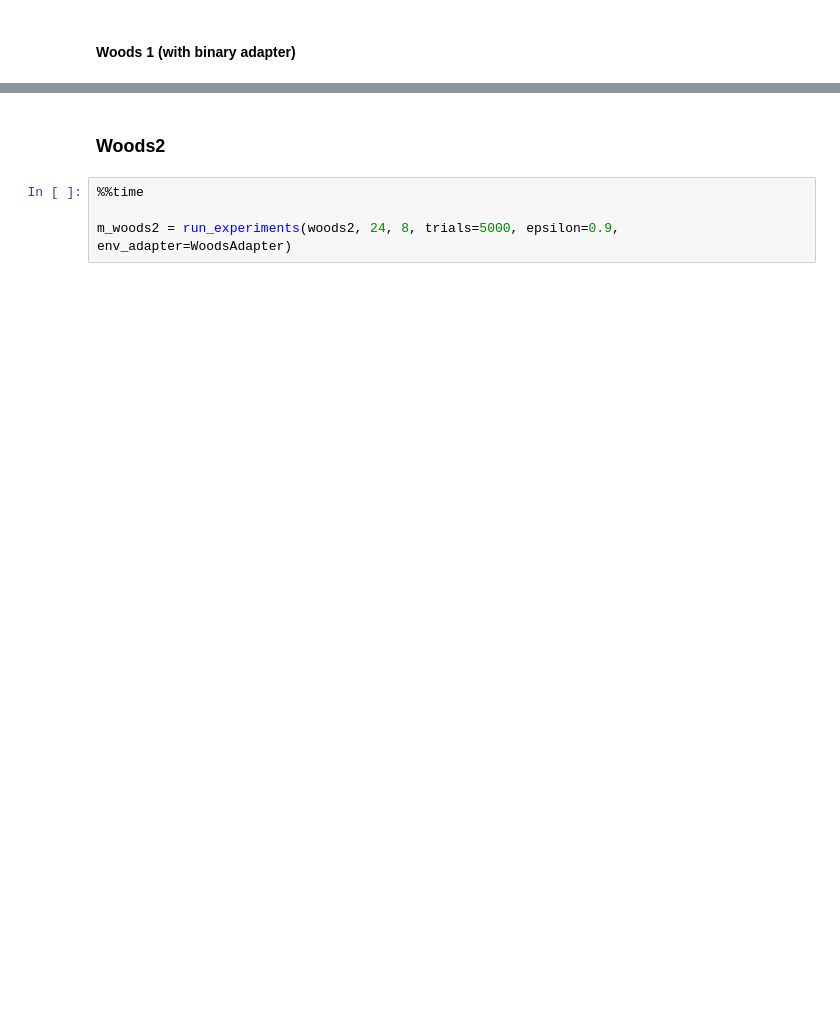
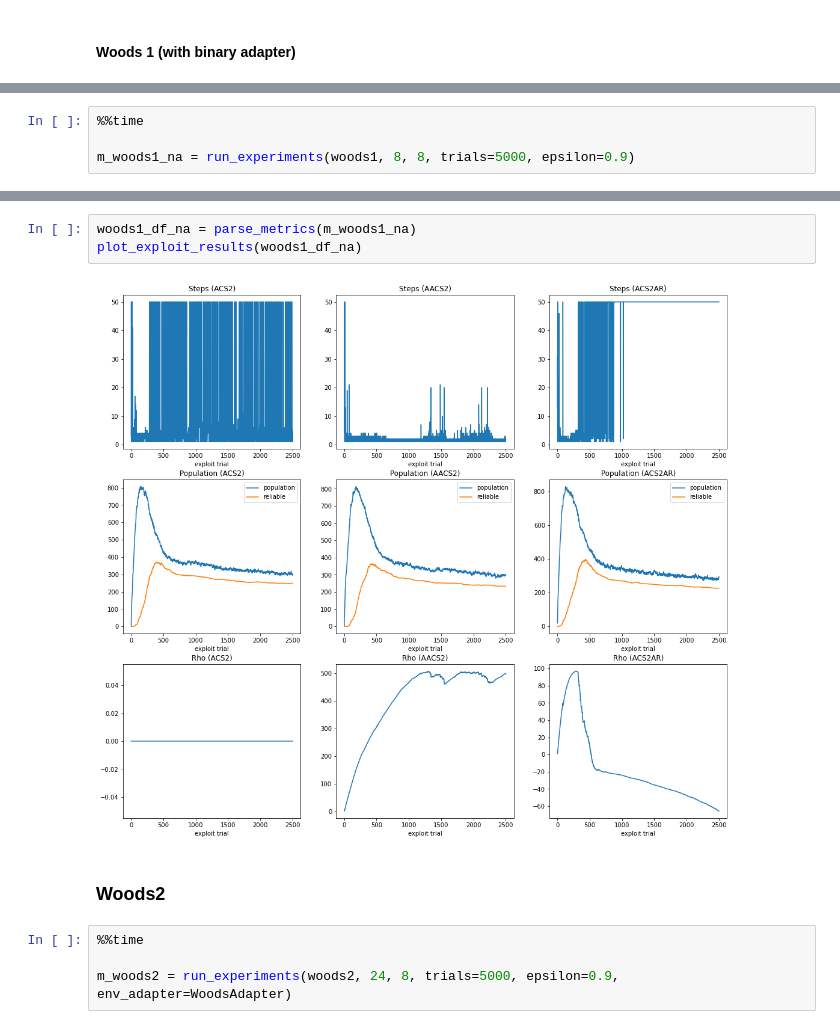
Before and after one commit to ParrotPrediction/pyalcs-experiments, a Jupyter notebook: reward-optimization-experiments/Experiments.ipynb, the cells around one changed output, grey strips where cells are left out. Drawn from its saved outputs; the diff is of its cells as text; blank space fills up the shorter version.

```diff
--- a/reward-optimization-experiments/Experiments.ipynb
+++ b/reward-optimization-experiments/Experiments.ipynb
@@ -392,0 +468,4 @@ plot_exploit_results(woods1_df)
+# %%
+%%time
+
+m_woods1_na = run_experiments(woods1, 8, 8, trials=5000, epsilon=0.9)
@@ -393,3 +508,8 @@ plot_exploit_results(woods1_df)
+# %%
+woods1_df_na = parse_metrics(m_woods1_na)
+plot_exploit_results(woods1_df_na)
+# %% [output]
+[figure, added]
 # %% [markdown]
 ### Woods2
 # %%
```
Also changed, not shown: parts of 19 cells of this notebook, 6 other files.
